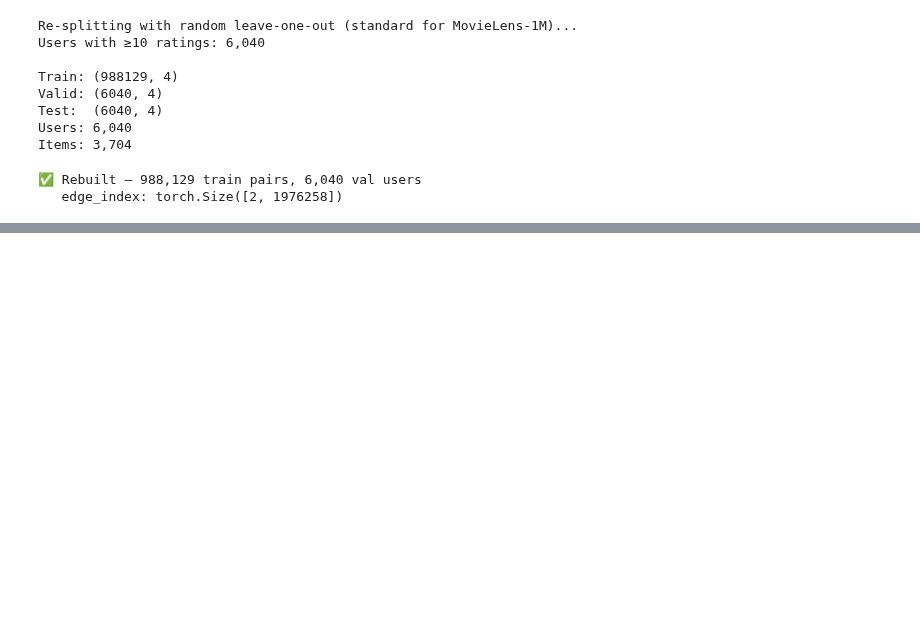
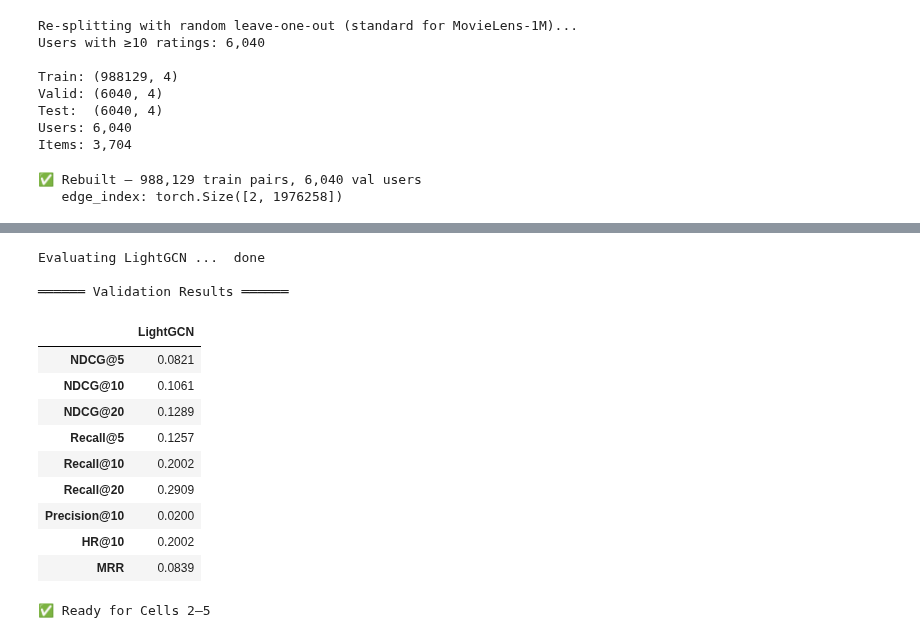
Before and after one commit to MeenakshiRajpurohit/CMPE-255-Data-Mining, a Jupyter notebook: MovieLensDataset.ipynb, the cells around one changed output, grey strips where cells are left out. Drawn from its saved outputs; the diff is of its cells as text; code cells hidden in the pictures; blank space fills up the shorter version.

```diff
--- a/MovieLensDataset.ipynb
+++ b/MovieLensDataset.ipynb
@@ -556,0 +557,78 @@ Epoch 200/200 | Loss: 0.1996 | NDCG@10: 0.1036 | Recall@10: 0.1956 | 7.2s | pati
+# %%
+# ═══════════════════════════════════════════════════════════════
+#  CELL 1 — Evaluation: LightGCN
+# ═══════════════════════════════════════════════════════════════
+import numpy as np, pandas as pd, torch
+import torch.nn.functional as F
+from IPython.display import display
+import warnings; warnings.filterwarnings('ignore')
+
+Ks = [5, 10, 20]
+
+def evaluate_model(embs, user_idx_t, item_idx_t, seen_mask, gt_idx_list, ks=Ks):
+    results = {f'NDCG@{k}':[] for k in ks}
+    results.update({f'Recall@{k}':[] for k in ks})
+    results.update({f'Precision@{k}':[] for k in ks})
+    results.update({f'HR@{k}':[] for k in ks})
+    mrr_list = []
+
+    with torch.no_grad():
+        scores = embs[user_idx_t] @ embs[item_idx_t].T
+        scores[seen_mask] = -9999.0
+        topk_idx = scores.topk(max(ks), dim=1).indices.cpu().numpy()
+
+    for i, gt_set in enumerate(gt_idx_list):
+        if not gt_set: continue
+        recs = topk_idx[i]
+        mrr_list.append(next((1/(r+1) for r,it in enumerate(recs) if int(it) in gt_set), 0.0))
+        for k in ks:
+            recs_k = recs[:k]
+            hits    = sum(1 for r in recs_k if int(r) in gt_set)
+            dcg     = sum(1/np.log2(r+2) for r,it in enumerate(recs_k) if int(it) in gt_set)
+            idcg    = sum(1/np.log2(r+2) for r in range(min(len(gt_set), k)))
+            results[f'NDCG@{k}'].append(dcg/idcg if idcg else 0.0)
+            results[f'Recall@{k}'].append(hits/len(gt_set))
+            results[f'Precision@{k}'].append(hits/k)
+            results[f'HR@{k}'].append(1.0 if hits > 0 else 0.0)
+
+    results['MRR'] = mrr_list
+    return {k: float(np.mean(v)) for k,v in results.items()}
+
+# ── LightGCN ──────────────────────────────────────────────────────────────────
+print('Evaluating LightGCN ...', end='  ')
+model.eval()
+with torch.no_grad():
+    lgcn_embs = model(edge_index)
+lgcn_scores = evaluate_model(lgcn_embs, val_user_idx_t, item_idx_tensor,
+                              seen_mask_val, val_gt_idx)
+print('done\n')
+
+# ── Table ─────────────────────────────────────────────────────────────────────
+metrics = ['NDCG@5','NDCG@10','NDCG@20',
+           'Recall@5','Recall@10','Recall@20',
+           'Precision@10','HR@10','MRR']
+
+df_eval = pd.DataFrame({
+    'LightGCN': [lgcn_scores[m] for m in metrics],
+}, index=metrics).round(4)
+
+print('══════ Validation Results ══════')
+display(df_eval.style.format('{:.4f}'))
+
+all_model_embs = {'LightGCN': lgcn_embs}
+print('\n✅ Ready for Cells 2–5')
+# %% [output]
+Evaluating LightGCN ...  done
+
+══════ Validation Results ══════
+|  | LightGCN |
+| NDCG@5 | 0.0821 |
+| NDCG@10 | 0.1061 |
+| NDCG@20 | 0.1289 |
+| Recall@5 | 0.1257 |
+| Recall@10 | 0.2002 |
+| Recall@20 | 0.2909 |
+| Precision@10 | 0.0200 |
+| HR@10 | 0.2002 |
+| MRR | 0.0839 |
+✅ Ready for Cells 2–5
```
Also changed, not shown: parts of 16 cells of this notebook.
